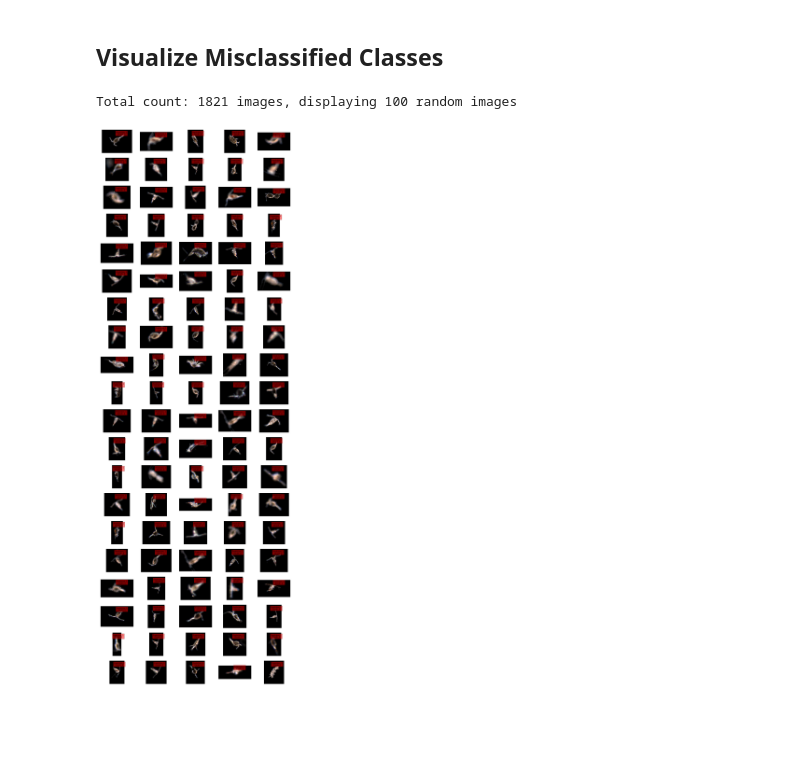
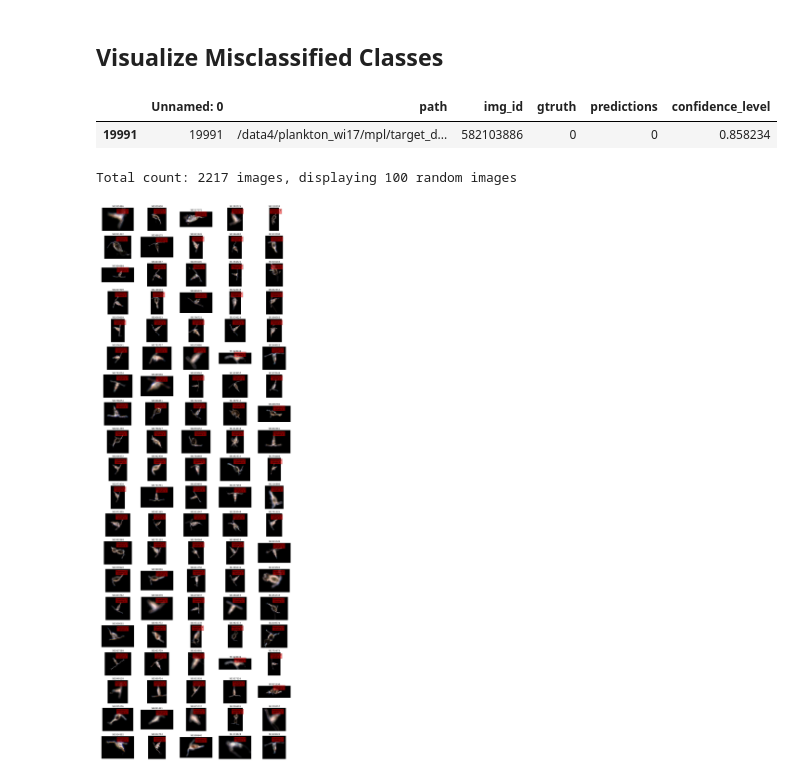
Before and after one commit to ktl014/mpl, a Jupyter notebook: visualize_db.ipynb, the cells around one changed output. Drawn from its saved outputs; the diff is of its cells as text; code cells hidden in the pictures; blank space fills up the shorter version.

```diff
--- a/visualize_db.ipynb
+++ b/visualize_db.ipynb
@@ -82,34 +129,51 @@ for i, cls in enumerate(dataset):
 # %% [markdown]
 ## Visualize  Misclassified Classes
 # %%
-root = '/data4/plankton_wi17/mpl/target_domain'
-predictionFile = root + '/spcbench/bench_finetune/exp4/Image_preds.txt'
-predsDF = pd.read_csv(predictionFile, sep=' ', names=['prob1', 'prob2', 'pred'])
-predsDF = predsDF.drop(columns=['prob1', 'prob2'])
+filename = ('Image_preds.txt' if source == 'spcbench' else '{}-{}_pred.csv'.format(model, exp_num))
+predictionFile = os.path.join(srcpath, filename)
+if source == 'spcbench':
+    predsDF = pd.read_csv(predictionFile, sep=' ', names=['prob1', 'prob2', 'pred'])
+    predsDF = predsDF.drop(columns=['prob1', 'prob2'])
+predsDF = pd.read_csv(predictionFile)
 
 gtruthFile = root + '/aspect_target_image_path_labels.txt'
 gtruthDF = pd.read_csv(gtruthFile, sep=';', names=['path', 'id', 'gtruth'])
-df = pd.concat([gtruthDF, predsDF], axis=1)
+
+if source == 'spcbench':
+    df = pd.concat([gtruthDF, predsDF], axis=1)
+else:
+    df = predsDF
 # %%
-true_positive = df['path'][(df['gtruth'] == 0) & (df['pred'] == 0)].tolist()
-true_negative = df['path'][(df['gtruth'] == 1) & (df['pred'] == 1)].tolist()
-false_positive = df['path'][(df['gtruth'] == 0) & (df['pred'] == 1)].tolist()
-false_negative = df['path'][(df['gtruth'] == 1) & (df['pred'] == 0)].tolist()
+# true_positive = df['path'][(df['gtruth'] == 0) & (df['predictions'] == 0)].tolist()
+# true_negative = df['path'][(df['gtruth'] == 1) & (df['predictions'] == 1)].tolist()
+# false_positive = df['path'][(df['gtruth'] == 0) & (df['predictions'] == 1)].tolist()
+# false_negative = df['path'][(df['gtruth'] == 1) & (df['predictions'] == 0)].tolist()
+true_positive = df[(df['gtruth'] == 0) & (df['predictions'] == 0)]
+true_negative = df[(df['gtruth'] == 1) & (df['predictions'] == 1)]
+false_positive = df[(df['gtruth'] == 0) & (df['predictions'] == 1)]
+false_negative = df[(df['gtruth'] == 1) & (df['predictions'] == 0)]
+t = true_positive.sample(n=1)
+t
+# %% [output]
+|  | Unnamed: 0 | path | img_id | gtruth | predictions | confidence_level |
+| 19991 | 19991 | /data4/plankton_wi17/mpl/target_d... | 582103886 | 0 | 0 | 0.858234 |
 # %%
 numRows = 20
 numCols = 5
-imgList = false_positive
-print 'Total count: {} images, displaying {} random images'.format(len(imgList), numRows*numCols)
-gtruth, pred = 0, 1
+confusionDF = true_positive
+print 'Total count: {} images, displaying {} random images'.format(len(confusionDF), numRows*numCols)
+gtruth, pred = 0, 0
 fig, axarr = plt.subplots(numRows, numCols, figsize=(20, 60))
 for i in range(numRows):
     for j in range(numCols):
-        img = plt.imread(np.random.choice(imgList))
+        randomSmpl = confusionDF.sample(n=1)
+        img = plt.imread(randomSmpl['path'].values[0])
         axarr[i,j].imshow(img)
         axarr[i,j].set_axis_off()
+        axarr[i,j].set_title(randomSmpl['img_id'].values[0])
         axarr[i,j].text(0.65, 0.85, 'Prediction: {}\nGtruth: {}'.format(pred, gtruth), bbox=dict(facecolor='red', alpha=0.5),
         horizontalalignment='center', verticalalignment='center', transform=axarr[i,j].transAxes)
 plt.show()
 # %% [output]
-Total count: 1821 images, displaying 100 random images
+Total count: 2217 images, displaying 100 random images
-[figure, old version]
+[figure, new version]
```
Also changed, not shown: parts of 7 cells of this notebook.
